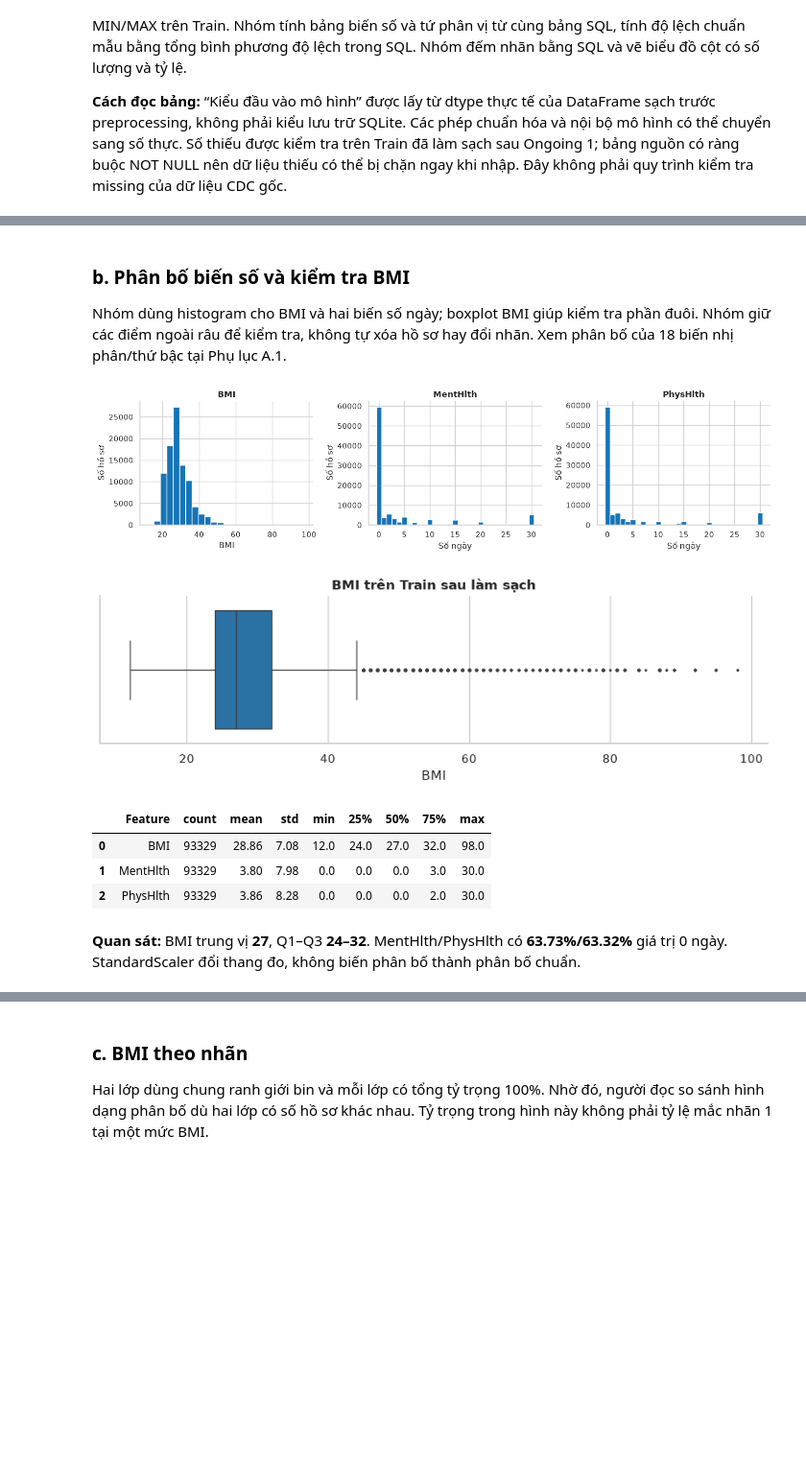
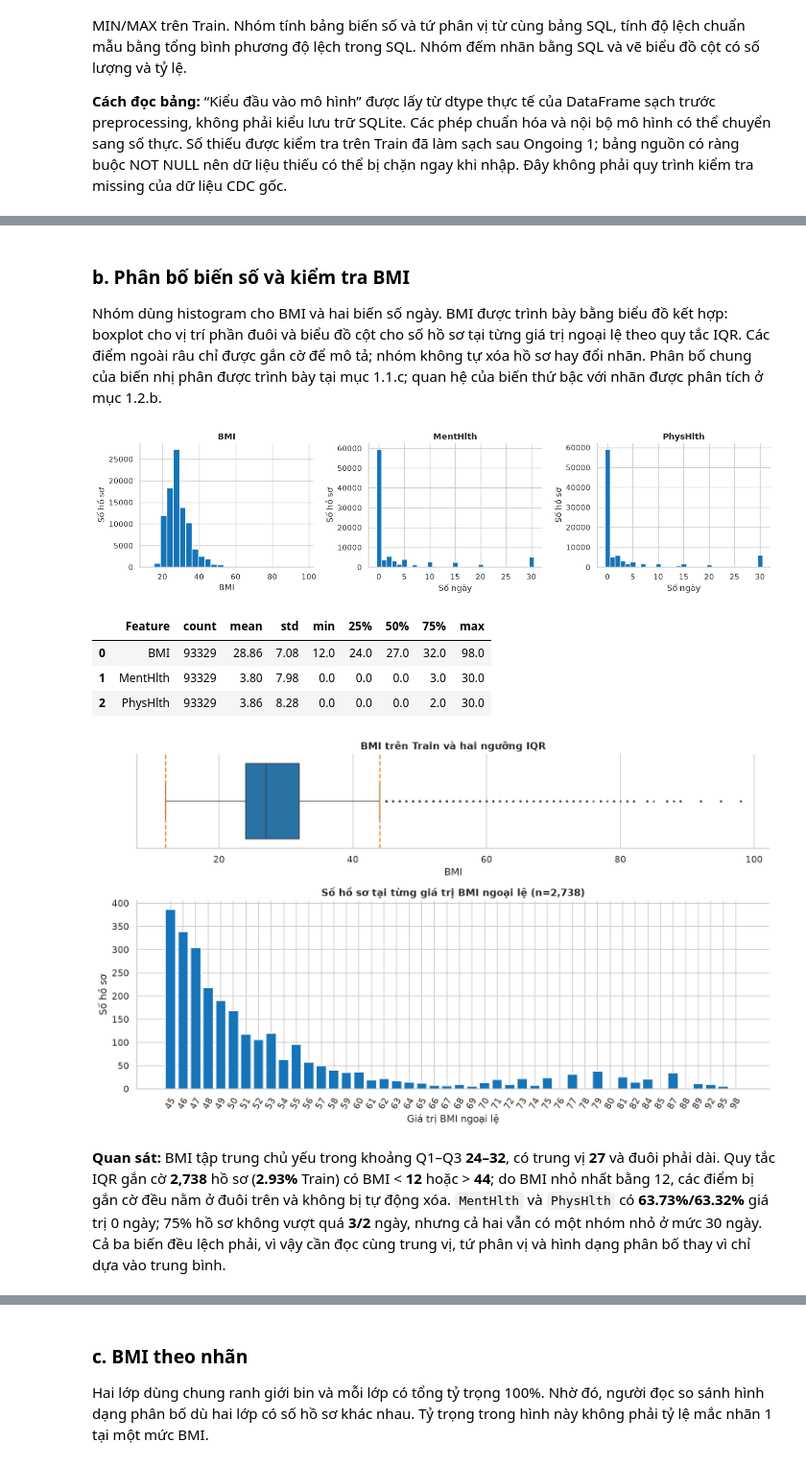
Before and after one commit to HipNgx/ADY201m_nh-m_6, a Jupyter notebook: on_going2/final_da_chinh_sua.ipynb, the cells around one changed output, grey strips where cells are left out. Shown at 96% size. Cells and saved outputs as stored; diff of their text form; code cells hidden in the pictures; blank space fills up the shorter version.

Commit message:
Update Ongoing 2 analysis and reorganize project inputs

```diff
--- a/on_going2/final_da_chinh_sua.ipynb
+++ b/on_going2/final_da_chinh_sua.ipynb
@@ -316,8 +357,8 @@ DB.execute(
     "CREATE TABLE split_manifest (row_id INTEGER PRIMARY KEY, group_id INTEGER, split TEXT, cv_fold INTEGER)"
 )
 manifest_path, split_meta_path = (
-    BASE / "split_manifest.csv",
-    BASE / "split_metadata.json",
+    INPUT_BASE / "split_manifest.csv",
+    INPUT_BASE / "split_metadata.json",
 )
 if manifest_path.is_file():
     saved = json.loads(split_meta_path.read_text(encoding="utf-8"))
@@ -434,15 +475,17 @@ DB.execute("""
 display(table('SELECT * FROM split_summary ORDER BY "Tập" DESC'))
 save_table('SELECT * FROM split_summary ORDER BY "Tập" DESC', "split_summary")
 df_eda = table(f"SELECT {ALL_COLUMNS} FROM train_data ORDER BY row_id", dtype="int16")
+df_eda[[TARGET] + BINARY] = df_eda[[TARGET] + BINARY].astype(bool)
 X_train = table(
     f"SELECT {FEATURE_COLUMNS} FROM train_data ORDER BY row_id", dtype="int16"
 )
+X_train[BINARY] = X_train[BINARY].astype(bool)
 y_train = np.array(
     [
         r[TARGET]
         for r in records("SELECT Diabetes_binary FROM train_data ORDER BY row_id")
     ],
-    dtype=np.int16,
+    dtype=bool,
 )
 print("Đã kiểm tra manifest và không giao nhóm giữa Train/Test hoặc các fold.")
 # %% [output]
@@ -738,45 +780,78 @@ Train: 93,329 dòng; trùng toàn bộ 22 cột: 11,071.
 # %% [markdown]
 ### b. Phân bố biến số và kiểm tra BMI
 
-Nhóm dùng histogram cho BMI và hai biến số ngày; boxplot BMI giúp kiểm tra phần đuôi.
-Nhóm giữ các điểm ngoài râu để kiểm tra, không tự xóa hồ sơ hay đổi nhãn.
-Xem phân bố của 18 biến nhị phân/thứ bậc tại Phụ lục A.1.
+Nhóm dùng histogram cho BMI và hai biến số ngày. BMI được trình bày bằng biểu đồ kết hợp: boxplot cho vị trí phần đuôi và biểu đồ cột cho số hồ sơ tại từng giá trị ngoại lệ theo quy tắc IQR.
+Các điểm ngoài râu chỉ được gắn cờ để mô tả; nhóm không tự xóa hồ sơ hay đổi nhãn. Phân bố chung của biến nhị phân được trình bày tại mục 1.1.c; quan hệ của biến thứ bậc với nhãn được phân tích ở mục 1.2.b.
 # %%
 fig, axes = plt.subplots(1, 3, figsize=(14, 3.6))
 for ax, feature in zip(axes, NUMERIC_FEATURES):
     bins = 25 if feature == "BMI" else np.arange(-0.5, 31.5)
     ax.hist(df_eda[feature], bins=bins, color=CONTINUOUS_COLOR, edgecolor="white")
     ax.set(
         title=feature,
         xlabel="BMI" if feature == "BMI" else "Số ngày",
         ylabel="Số hồ sơ",
     )
 fig.tight_layout()
 save_and_show_figure("eda_02_numeric_distributions", fig)
 
-fig, ax = plt.subplots(figsize=(9, 3))
-sns.boxplot(data=df_eda, x="BMI", color=CONTINUOUS_COLOR, fliersize=1.5, ax=ax)
-ax.set(title="BMI trên Train sau làm sạch", xlabel="BMI")
-fig.tight_layout()
-save_and_show_figure("eda_03_bmi_boxplot", fig)
-
 display(table(NUMERIC_SUMMARY_SQL).round(2))
 save_table(NUMERIC_SUMMARY_SQL, "eda_numeric_summary")
 bmi_summary = records(
     'SELECT "25%" AS q1,"50%" AS q2,"75%" AS q3 FROM numeric_summary WHERE Feature=?',
     ("BMI",),
 )[0]
+bmi_iqr = bmi_summary["q3"] - bmi_summary["q1"]
+bmi_lower = bmi_summary["q1"] - 1.5 * bmi_iqr
+bmi_upper = bmi_summary["q3"] + 1.5 * bmi_iqr
+bmi_outlier_counts = table(
+    """
+    SELECT BMI, COUNT(*) AS sample_count
+    FROM train_data WHERE BMI < ? OR BMI > ?
+    GROUP BY BMI ORDER BY BMI
+    """,
+    (bmi_lower, bmi_upper),
+)
+bmi_outlier_total = int(bmi_outlier_counts["sample_count"].sum())
+fig, axes = plt.subplots(2, 1, figsize=(12, 7), gridspec_kw={"height_ratios": [1, 2]})
+sns.boxplot(data=df_eda, x="BMI", color=CONTINUOUS_COLOR, fliersize=1.5, ax=axes[0])
+axes[0].axvline(bmi_lower, color=ORANGE, linestyle="--", linewidth=1.5)
+axes[0].axvline(bmi_upper, color=ORANGE, linestyle="--", linewidth=1.5)
+axes[0].set(title="BMI trên Train và hai ngưỡng IQR", xlabel="BMI")
+axes[1].bar(
+    bmi_outlier_counts["BMI"].astype(str),
+    bmi_outlier_counts["sample_count"],
+    color=CONTINUOUS_COLOR,
+)
+axes[1].set(
+    title=f"Số hồ sơ tại từng giá trị BMI ngoại lệ (n={bmi_outlier_total:,})",
+    xlabel="Giá trị BMI ngoại lệ",
+    ylabel="Số hồ sơ",
+)
+axes[1].tick_params(axis="x", rotation=60)
+fig.tight_layout()
+save_and_show_figure("eda_03_bmi_outlier_detail", fig)
+save_table(
+    "SELECT BMI, COUNT(*) AS sample_count FROM train_data WHERE BMI < ? OR BMI > ? GROUP BY BMI ORDER BY BMI",
+    "eda_bmi_outlier_counts",
+    (bmi_lower, bmi_upper),
+)
 zero_rates = records(
     "SELECT 100.0*AVG(MentHlth=0) AS mental,100.0*AVG(PhysHlth=0) AS physical FROM train_data"
 )[0]
+day_q3 = {
+    row["Feature"]: row["q3"]
+    for row in records("SELECT Feature, \"75%\" AS q3 FROM numeric_summary WHERE Feature IN ('MentHlth','PhysHlth')")
+}
+bmi_outlier_percent = 100.0 * bmi_outlier_total / row_count
 note(
-    f"**Quan sát:** BMI trung vị **{bmi_summary['q2']:.0f}**, Q1–Q3 **{bmi_summary['q1']:.0f}–{bmi_summary['q3']:.0f}**. MentHlth/PhysHlth có **{zero_rates['mental']:.2f}%/{zero_rates['physical']:.2f}%** giá trị 0 ngày. StandardScaler đổi thang đo, không biến phân bố thành phân bố chuẩn."
+    f"**Quan sát:** BMI tập trung chủ yếu trong khoảng Q1–Q3 **{bmi_summary['q1']:.0f}–{bmi_summary['q3']:.0f}**, có trung vị **{bmi_summary['q2']:.0f}** và đuôi phải dài. Quy tắc IQR gắn cờ **{bmi_outlier_total:,}** hồ sơ (**{bmi_outlier_percent:.2f}%** Train) có BMI < **{bmi_lower:.0f}** hoặc > **{bmi_upper:.0f}**; do BMI nhỏ nhất bằng 12, các điểm bị gắn cờ đều nằm ở đuôi trên và không bị tự động xóa. `MentHlth` và `PhysHlth` có **{zero_rates['mental']:.2f}%/{zero_rates['physical']:.2f}%** giá trị 0 ngày; 75% hồ sơ không vượt quá **{day_q3['MentHlth']:.0f}/{day_q3['PhysHlth']:.0f}** ngày, nhưng cả hai vẫn có một nhóm nhỏ ở mức 30 ngày. Cả ba biến đều lệch phải, vì vậy cần đọc cùng trung vị, tứ phân vị và hình dạng phân bố thay vì chỉ dựa vào trung bình."
 )
 # %% [output]
 [figure]
+|  | Feature | count | mean | std | min | 25% | 50% | 75% | max |
+| 0 | BMI | 93329 | 28.86 | 7.08 | 12.0 | 24.0 | 27.0 | 32.0 | 98.0 |
+| 1 | MentHlth | 93329 | 3.80 | 7.98 | 0.0 | 0.0 | 0.0 | 3.0 | 30.0 |
+| 2 | PhysHlth | 93329 | 3.86 | 8.28 | 0.0 | 0.0 | 0.0 | 2.0 | 30.0 |
-[figure, old version]
+[figure, new version]
-|  | Feature | count | mean | std | min | 25% | 50% | 75% | max |
-| 0 | BMI | 93329 | 28.86 | 7.08 | 12.0 | 24.0 | 27.0 | 32.0 | 98.0 |
-| 1 | MentHlth | 93329 | 3.80 | 7.98 | 0.0 | 0.0 | 0.0 | 3.0 | 30.0 |
-| 2 | PhysHlth | 93329 | 3.86 | 8.28 | 0.0 | 0.0 | 0.0 | 2.0 | 30.0 |
-**Quan sát:** BMI trung vị **27**, Q1–Q3 **24–32**. MentHlth/PhysHlth có **63.73%/63.32%** giá trị 0 ngày. StandardScaler đổi thang đo, không biến phân bố thành phân bố chuẩn.
+**Quan sát:** BMI tập trung chủ yếu trong khoảng Q1–Q3 **24–32**, có trung vị **27** và đuôi phải dài. Quy tắc IQR gắn cờ **2,738** hồ sơ (**2.93%** Train) có BMI < **12** hoặc > **44**; do BMI nhỏ nhất bằng 12, các điểm bị gắn cờ đều nằm ở đuôi trên và không bị tự động xóa. `MentHlth` và `PhysHlth` có **63.73%/63.32%** giá trị 0 ngày; 75% hồ sơ không vượt quá **3/2** ngày, nhưng cả hai vẫn có một nhóm nhỏ ở mức 30 ngày. Cả ba biến đều lệch phải, vì vậy cần đọc cùng trung vị, tứ phân vị và hình dạng phân bố thay vì chỉ dựa vào trung bình.
```
Also changed, not shown: parts of 46 cells of this notebook, 9 other files.
